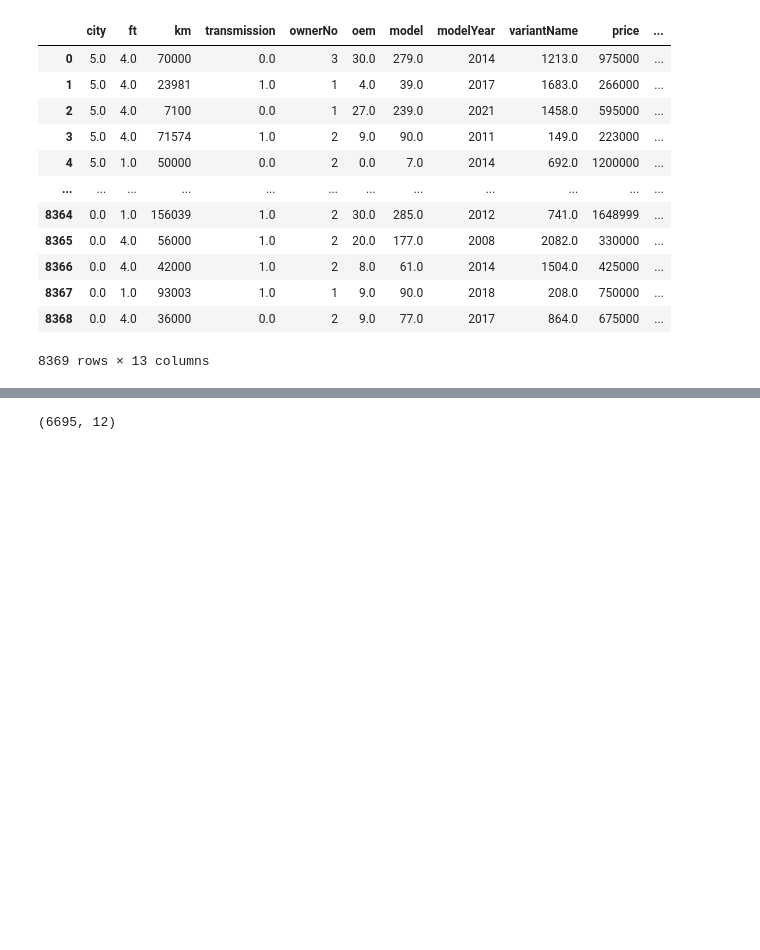
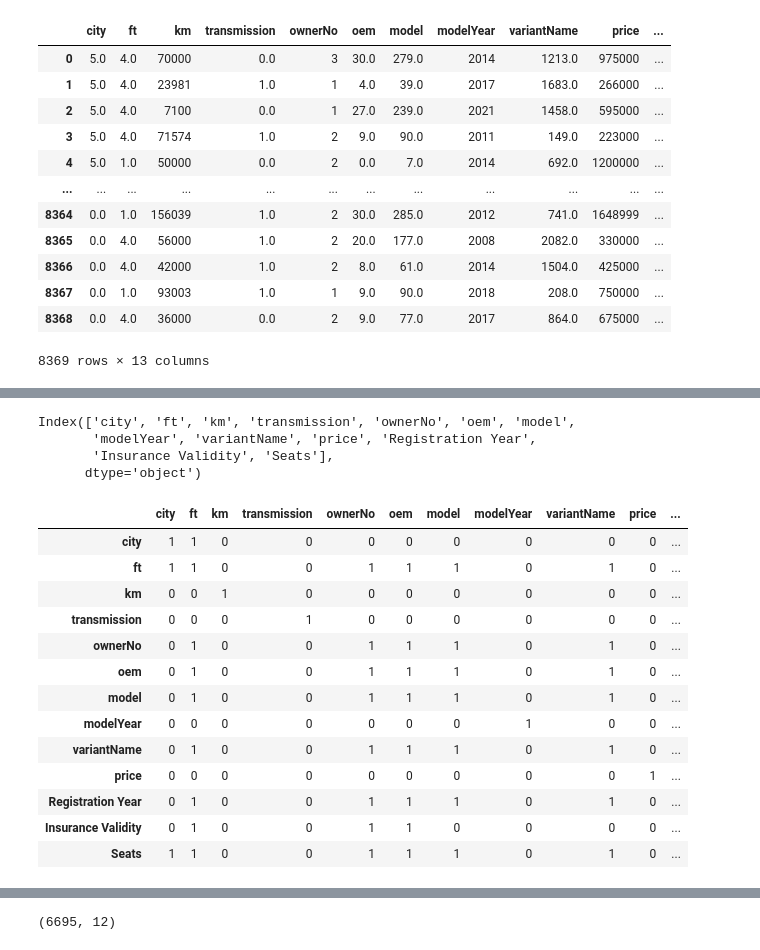
Before and after one commit to Hemanthk408/Car_rate_prediction, a Jupyter notebook: Cars_Rate.ipynb, the cells around one changed output, grey strips where cells are left out. Cells and saved outputs as stored; diff of their text form; code cells hidden in the pictures; blank space fills up the shorter version.

```diff
--- a/Cars_Rate.ipynb
+++ b/Cars_Rate.ipynb
@@ -154,3 +158,10 @@ df.corr()
 | Registration Year | -0.007783 | 0.056964 | -0.243921 | -0.196864 | -0.390402 | 0.090081 | 0.073661 | 0.996792 | 0.083713 | 0.299549 | ... |
 | Insurance Validity | 0.049108 | -0.014626 | 0.036390 | 0.120762 | 0.114257 | 0.037936 | 0.033188 | -0.085389 | -0.015299 | -0.148510 | ... |
 | Seats | 0.005295 | -0.299714 | 0.074924 | 0.008312 | 0.010594 | 0.134449 | 0.132111 | 0.005254 | 0.049300 | 0.083875 | ... |
+# %%
+df.columns
+# %% [output]
+Index(['city', 'ft', 'km', 'transmission', 'ownerNo', 'oem', 'model',
+       'modelYear', 'variantName', 'price', 'Registration Year',
+       'Insurance Validity', 'Seats'],
+      dtype='object')
@@ -156,0 +223,19 @@ df.corr()
+# %%
+df2=pd.DataFrame(final)
+# %%
+df2
+# %% [output]
+|  | city | ft | km | transmission | ownerNo | oem | model | modelYear | variantName | price | ... |
+| city | 1 | 1 | 0 | 0 | 0 | 0 | 0 | 0 | 0 | 0 | ... |
+| ft | 1 | 1 | 0 | 0 | 1 | 1 | 1 | 0 | 1 | 0 | ... |
+| km | 0 | 0 | 1 | 0 | 0 | 0 | 0 | 0 | 0 | 0 | ... |
+| transmission | 0 | 0 | 0 | 1 | 0 | 0 | 0 | 0 | 0 | 0 | ... |
+| ownerNo | 0 | 1 | 0 | 0 | 1 | 1 | 1 | 0 | 1 | 0 | ... |
+| oem | 0 | 1 | 0 | 0 | 1 | 1 | 1 | 0 | 1 | 0 | ... |
+| model | 0 | 1 | 0 | 0 | 1 | 1 | 1 | 0 | 1 | 0 | ... |
+| modelYear | 0 | 0 | 0 | 0 | 0 | 0 | 0 | 1 | 0 | 0 | ... |
+| variantName | 0 | 1 | 0 | 0 | 1 | 1 | 1 | 0 | 1 | 0 | ... |
+| price | 0 | 0 | 0 | 0 | 0 | 0 | 0 | 0 | 0 | 1 | ... |
+| Registration Year | 0 | 1 | 0 | 0 | 1 | 1 | 1 | 0 | 1 | 0 | ... |
+| Insurance Validity | 0 | 1 | 0 | 0 | 1 | 1 | 0 | 0 | 0 | 0 | ... |
+| Seats | 1 | 1 | 0 | 0 | 1 | 1 | 1 | 0 | 1 | 0 | ... |
```
Also changed, not shown: parts of 21 cells of this notebook.
